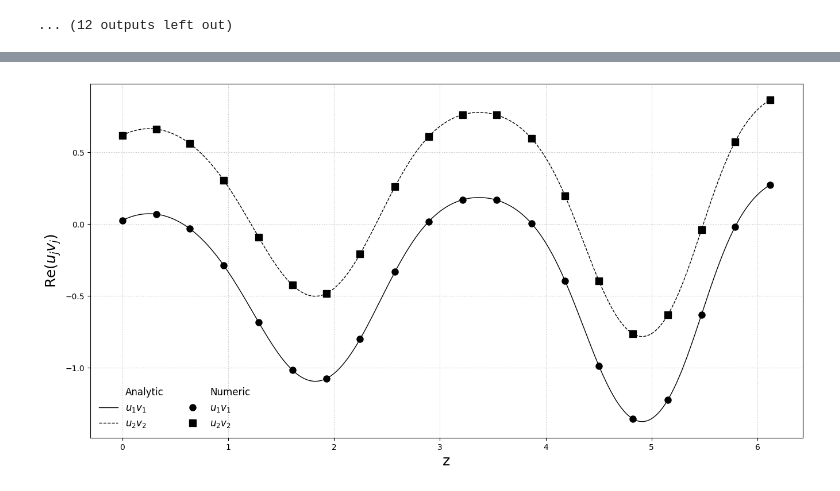
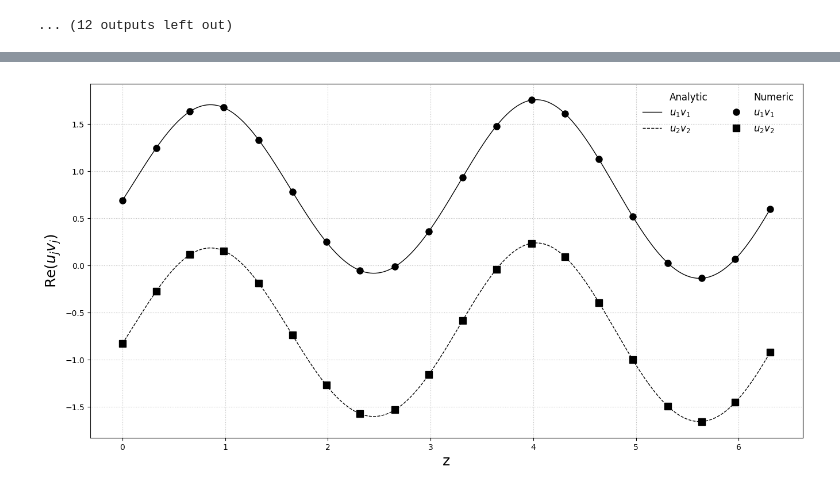
Before and after one commit to HeskethGD/coherent-coupler-paper, a Jupyter notebook: code/Numeric plots for the coherent coupler.ipynb, the cells around one changed output, grey strips where cells are left out. Saved outputs shown, nothing was run; the diff lists cells and outputs as text; code cells hidden in the pictures.

Commit message:
plots in paper

```diff
--- a/code/Numeric plots for the coherent coupler.ipynb
+++ b/code/Numeric plots for the coherent coupler.ipynb
@@ -1499,13 +1428,35 @@ def get_numeric_eval_of_analytic_solution_ubar_vbar_dfwm(
 
 random_uj0s = [ (u(0, mu[_j]), random_complex()*0.1) for _j in range(1, 3)]
 random_vj0s = [ (v(0, mu[_j]), random_complex()*0.1) for _j in range(1, 3)]
+
+# Interesting enough values for the paper
+random_uj0s = [
+    (u(0, mu[1]), (0.4872020377568692-0.827617678361718j)),
+    (u(0, mu[2]), (-0.9712747781075294-0.8652964364946929j))
+]
+random_vj0s = [
+    (v(0, mu[1]), (0.9420056675074613+0.2789896845030498j)),
+    (v(0, mu[2]), (0.3861057006284561-0.5233220236221556j))
+]
+
 case1_u_v_0_init_vals = random_uj0s + random_vj0s
 
 # -- Init values for a[j], a[j,k] --
 
-a_1_ind_params = [(a[_j], re(random_complex())*0.1) for _j in range(1, 3)]
-a_2_ind_params_matrix = Matrix([[re(random_complex())*0.1 for _j in range(2)]  for _k in range(2)])
-a_2_ind_params_matrix = a_2_ind_params_matrix + a_2_ind_params_matrix.T
+# a_1_ind_params = [(a[_j], re(random_complex())*0.1) for _j in range(1, 3)]
+# a_2_ind_params_matrix = Matrix([[re(random_complex())*0.1 for _j in range(2)]  for _k in range(2)])
+# a_2_ind_params_matrix = a_2_ind_params_matrix + a_2_ind_params_matrix.T
+
+
+# Interesting enough values for the paper
+a_1_ind_params = [(a[1], -0.161114888357526), (a[2], -0.896779703708250)]
+a_2_ind_params_matrix = Matrix(
+    [
+        [0.582794508883278, -0.0753832432489031],
+        [-0.0753832432489031, -0.0524783636552058]
+    ]
+)
+
 a_2_ind_params = [(a[_j + 1, _k + 1], a_2_ind_params_matrix[_j,_k]) for _j in range(2) for _k in range(2)]
 
 case1_a_params = a_1_ind_params + a_2_ind_params
@@ -1976,7 +1909,7 @@ case2_solution = scipy.integrate.solve_ivp(
 
 case2_sol_scipy = case2_solution.y
 
-case2_uvhat_nums = [
+case2_uv_nums = [
     real_if_close(case2_sol_scipy[_j]*case2_sol_scipy[_j + 2], tol=real_tolerance)
     for _j in range(2)
 ]
@@ -1985,7 +1918,7 @@ case2_phi_nums = [
     for _j in range(2)
 ]
 
-case2_scipy_len = len(case2_uvhat_nums[0])
+case2_scipy_len = len(case2_uv_nums[0])
 # %%
 case2_kron_sol_mpmath = get_numeric_eval_of_analytic_solution_uhat_vhat_gauge(
     a_params = case2_a_params_dict,
@@ -1995,7 +1928,7 @@ case2_kron_sol_mpmath = get_numeric_eval_of_analytic_solution_uhat_vhat_gauge(
     z_eval_vec=case2_z_eval
 )
 
-case2_uvhat_ana = [
+case2_uv_ana = [
     real_if_close(
         case2_kron_sol_mpmath['uhat_j_evals'][_j]*case2_kron_sol_mpmath['vhat_j_evals'][_j],
         tol=real_tolerance
@@ -2010,4 +1943,4 @@ case2_phi_ana = [
     for _j in range(2)
 ]
 
-case2_ana_len = len(case2_uvhat_ana[0])
+case2_ana_len = len(case2_uv_ana[0])
@@ -2445,7 +2541,7 @@ indices = np.linspace(0, round(case2_scipy_len*_arr_frac)-1, num_points, dtype=i
 case2_uv_num_lines = [
     plt.plot(
         case2_z_eval[indices],
-        np.real(case2_uvhat_nums[_j])[indices],
+        np.real(case2_uv_nums[_j])[indices],
 #         np.real(case1_uv_nums[_j])[indices],
         linestyle='None',        # no line
         marker=markers[_j],
@@ -2458,31 +2554,31 @@ case2_uv_num_lines = [
 
 # -------------------------
 # Grouped legend
 from matplotlib.lines import Line2D
 
 legend_handles = []
 
 # Analytic header
 legend_handles.append(Line2D([0], [0], color='white', linestyle='None', label='Analytic'))  # header placeholder
 for _j, line in enumerate(case2_uv_ana_lines):
     legend_handles.append(Line2D([0], [0], color='black', lw=1,
                                  linestyle=analytic_linestyles[_j], label=f'$u_{_j+1}v_{_j+1}$'))
 
 # Numeric header
 legend_handles.append(Line2D([0], [0], color='white', linestyle='None', label='Numeric'))  # header placeholder
 for _j, marker in enumerate(markers):
     legend_handles.append(Line2D([0], [0], linestyle='None', marker=marker, color='black', markersize=8,
                                  label=f'$u_{_j+1}v_{_j+1}$'))
 
 case2_legend = plt.legend(handles=legend_handles, fontsize=12, ncol=2, frameon=False)
 
 # Labels and grid (keeping your assignments)
 case2_legend = plt.xlabel('z', fontsize=18)
 case2_legend = plt.ylabel('$\mathrm{Re}(u_jv_j)$', fontsize=18)
 case2_legend = plt.grid(True, linestyle=':', color='gray', alpha=0.5)
 # plt.title('Real Parts Analytic vs Numeric Solutions (B&W)')
 # plt.show()
 
 # plt.savefig('../latex-papers/fwm-paper/plots/case1_plot_1.pdf', dpi=300, bbox_inches='tight')
 # %% [output]
-[figure, old version]
+[figure, new version]
```
Also changed, not shown: parts of 29 cells of this notebook, 19 other files.
